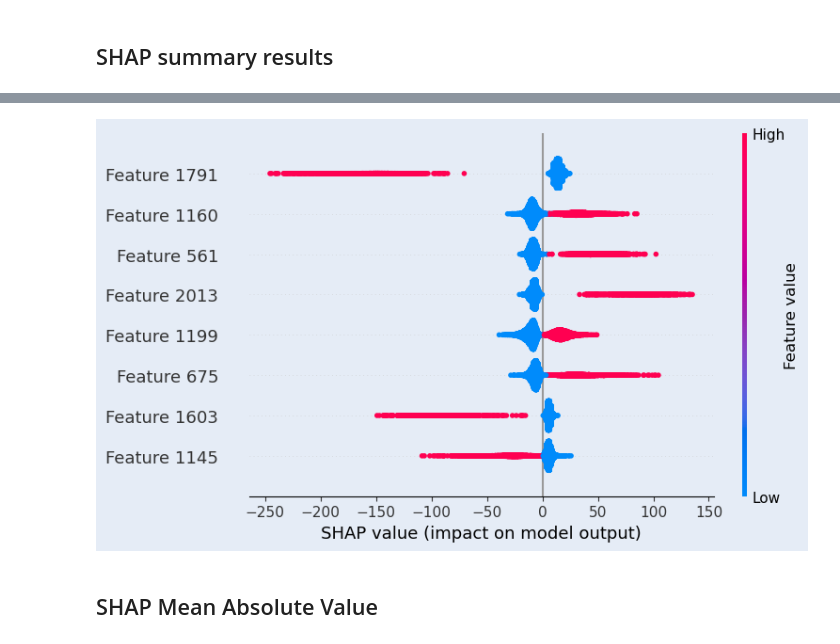
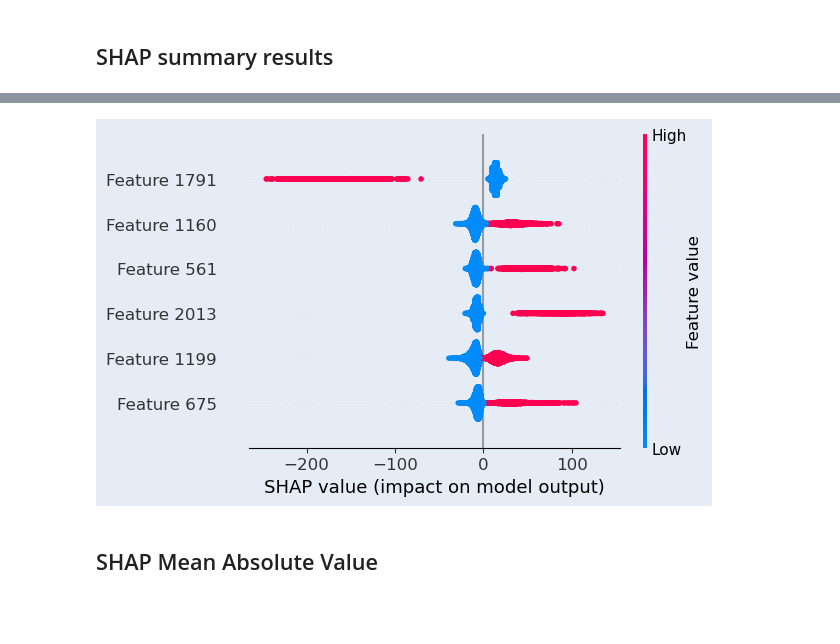
Before and after one commit to cwrukaizhang/ML-for-Molecular-Properties-Practical-Guide, a Jupyter notebook: model_interpretation_new.ipynb, the cells around one changed output, grey strips where cells are left out. Drawn from its saved outputs; the diff is of its cells as text; code cells hidden in the pictures; blank space fills up the shorter version.

```diff
--- a/model_interpretation_new.ipynb
+++ b/model_interpretation_new.ipynb
@@ -33,30 +35,36 @@ X_train
 # %%
 import shap
 import matplotlib.pyplot as plt
 
 # Initialize JS visualization for the notebook
 shap.initjs()
 
 # Create the explainer
 explainer = shap.TreeExplainer(lgbm_model)
 
 # Calculate SHAP values for the test set
 shap_values = explainer.shap_values(X_ftest)
 
 # Create a summary plot
-shap.summary_plot(shap_values, X_ftest, show=False,max_display=8)
+shap.summary_plot(shap_values, X_ftest, show=False,max_display=6)
 
 # Customize background color
 fig = plt.gcf()
+fig.set_size_inches(6, 4)
+fig.suptitle("")
 ax = plt.gca()
 bg_color = (229/255, 236/255, 246/255, 1)
 fig.patch.set_facecolor(bg_color)
 ax.set_facecolor(bg_color)
+ax.xaxis.label.set_color("black")
+ax.yaxis.label.set_color("black")
+ax.tick_params(axis="x", labelsize=12)
+ax.tick_params(axis="y", labelsize=12)
 
 plt.show()
 # %% [output]
 [interactive output not drawn]
-[figure, old version]
+[figure, new version]
 # %% [markdown]
 ## SHAP Mean Absolute Value
 # %%
```
Also changed, not shown: parts of 21 cells of this notebook.
